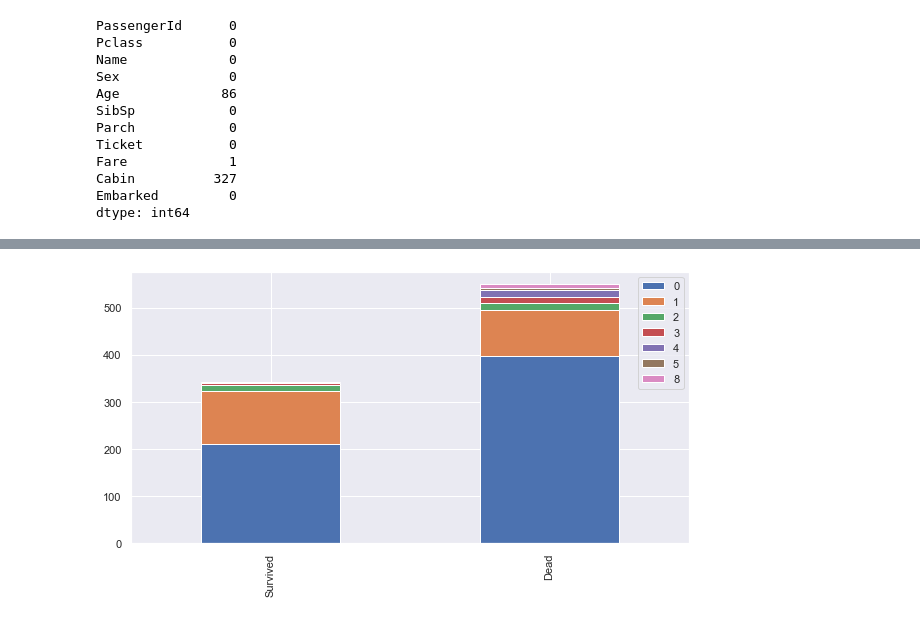
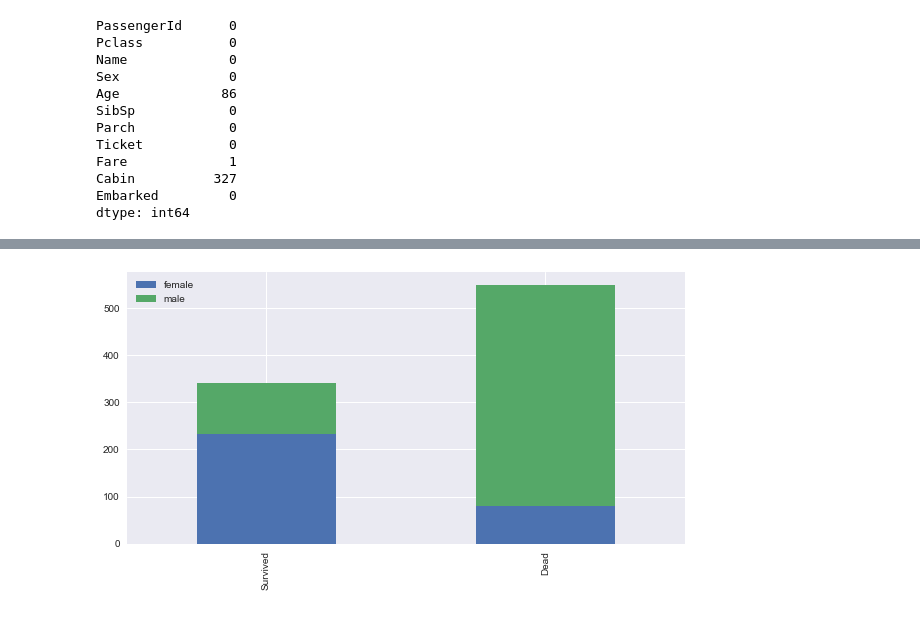
Before and after one commit to AllenBJLee/kaggle, a Jupyter notebook: titanic/Titanic.ipynb, the cells around one changed output, grey strips where cells are left out. Saved outputs shown, nothing was run; the diff lists cells and outputs as text; code cells hidden in the pictures.

```diff
--- a/titanic/Titanic.ipynb
+++ b/titanic/Titanic.ipynb
@@ -111,7 +130,19 @@ sns.set()
 # %%
-def bar_chart( feature ) :
-    survived = train[train['Survived']==1][feature].value_counts()
-    dead = train[train['Survived']==0][feature].value_counts()
+# feature 별 생존율을 확인할 수 있는 차트를 함수로 선언한다.
+def bar_chart( df, feature ) :
+    survived = df[df['Survived']==1][feature].value_counts()
+    dead = df[df['Survived']==0][feature].value_counts()
     df = pd.DataFrame([survived, dead])
     df.index = ['Survived', 'Dead']
     df.plot(kind='bar', stacked=True, figsize=(10,5))
+
+def pie_chart( df, feature ) :
+    survived = len( df[df['Survived']==1] ) / len( df ) * 100
+    dead = len( df[df['Survived']==0] ) / len( df ) * 100
+
+    title = '{} of featue({})'.format( df[feature].unique()[0], feature )
+
+    plt.title( title )
+    plt.pie( [survived, dead], labels=['Survived', 'dead'], colors=['green', 'red'], autopct='%0.1f%%' )
+    plt.axis('equal')
+    plt.show()
@@ -126,4 +149,5 @@ bar_chart('Pclass')
-# %%
-bar_chart('SibSp')
-# %% [output]
-[figure, removed]
+# %%
+# 성별 생존율
+bar_chart( train, 'Sex') # 여성이 남성보다 많이 살았다. (피처로 채택 예정)
+# %% [output]
+[figure, added]
```
Also changed, not shown: parts of 68 cells of this notebook.
